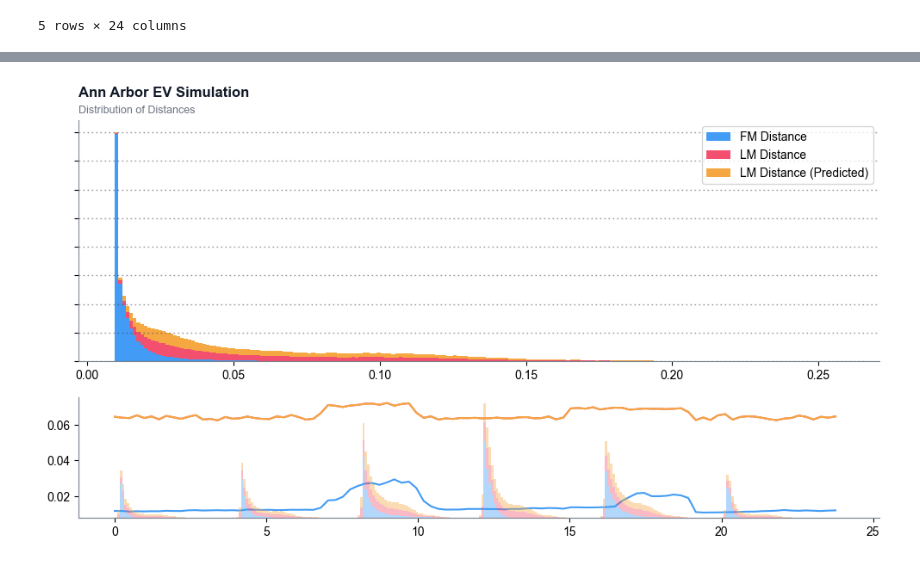
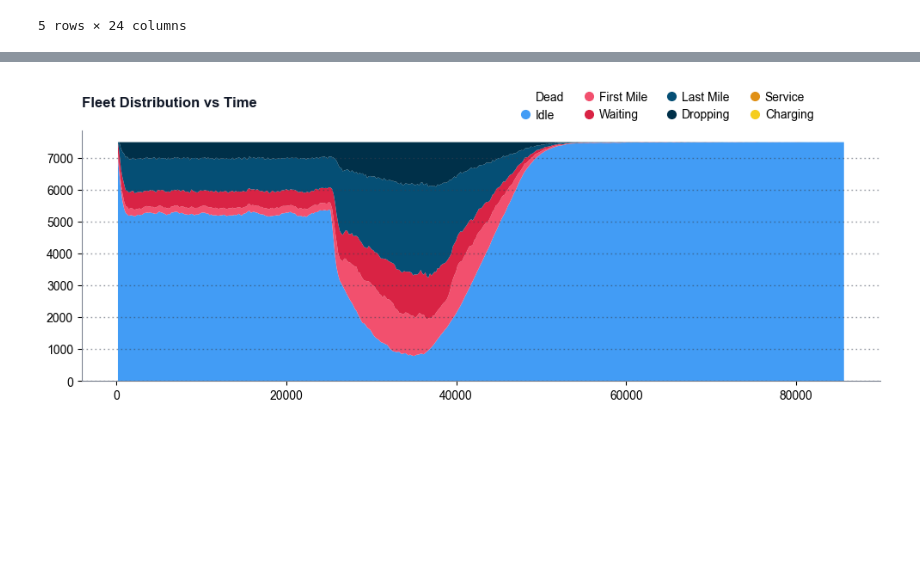
Before and after one commit to BhavyeMathur/av-sim, a Jupyter notebook: semcog.ipynb, the cells around one changed output, grey strips where cells are left out. Cells and saved outputs as stored; diff of their text form; code cells hidden in the pictures; blank space fills up the shorter version.

Commit message:
Fleet-wise statistics

```diff
--- a/semcog.ipynb
+++ b/semcog.ipynb
@@ -10,7 +10,7 @@ from dataclasses import dataclass
 # %%
 import subprocess
 
-FLEET_SIZES = (15000,)
+FLEET_SIZES = (7500,)
 
 args = ["./sim"]
 for fleet_size in FLEET_SIZES:
@@ -18,7 +18,7 @@ for fleet_size in FLEET_SIZES:
         f.write(f"length: {24 * 7 * 3600}\n")
         f.write(f"requests: data/requests/ann-arbor.parquet\n")
         f.write(f"riders: data/riders/ann-arbor-{fleet_size}.parquet\n")
-        f.write(f"output: output/ann-arbor-{fleet_size}.parquet\n")
+        f.write(f"output: output/ann-arbor-{fleet_size}\n")
 
         f.write(f"fm_cutoff_km: 1000\n")
 
@@ -62,13 +60,19 @@ CompletedProcess(args=['./sim', 'ann-arbor-15000'], returncode=0)
 # %%
-fleet_size = 15000
+fleet_size = 7500
 
 requests = pd.read_parquet(f"data/requests/ann-arbor.parquet")
 riders = pd.read_parquet(f"data/riders/ann-arbor-{fleet_size}.parquet")
 output = pd.read_parquet(f"output/ann-arbor-{fleet_size}.parquet")
 
+fleet_output = pd.read_parquet(f"output/ann-arbor-{fleet_size}-fleet.parquet")
+fleet_output.set_index("timestamp", inplace=True)
+fleet_output = fleet_output.add_prefix("n_")
+
 output = requests.merge(output, left_index=True, right_index=True, validate="1:1")
 
+all_output = output.copy()
 output = output[output["completed"]]
+
 output["response_time"] = output["arrived_pickup_at"] - output["created_at"]
 output["fm_time"] = output["arrived_pickup_at"] - output["start_at"]
 output["pickup_time"] = output["pickedup_at"] - output["arrived_pickup_at"]
@@ -190,5 +172,19 @@ plot_evolving_histograms(output[["response_time", "fm_time", "lm_time"]] / 60, o
-# %%
-plot_evolving_histograms(output[["fm_dist", "lm_dist", "predicted_lm_dist"]] / 60, output["start_at"] / 3600,
-                         title="Ann Arbor EV Simulation", subtitle="Distribution of Distances", k=6)
-# %% [output]
-[figure, removed]
+# %%
+from matplotlib.lines import Line2D
+
+fig, ax = plt.subplots(figsize=(10, 4))
+ax.stackplot(fleet_output.index, fleet_output.T,
+             labels=[styles[c].label for c in fleet_output.columns],
+             colors=[styles[c].color for c in fleet_output.columns])
+
+handles = [
+    Line2D([0], [0], marker="o", markersize=7,
+           markerfacecolor=styles[c].color, markeredgecolor=styles[c].color, label=styles[c].label)
+    for i, c in enumerate(fleet_output.columns)
+]
+ax.legend(handles=handles, bbox_to_anchor=(0.93, 1.2), ncol=4, frameon=False, handlelength=0.1)
+
+style_plot(ax, title="Fleet Distribution vs Time")
+plt.show()
+# %% [output]
+[figure, added]
```
Also changed, not shown: parts of 8 cells of this notebook, 14 other files.
